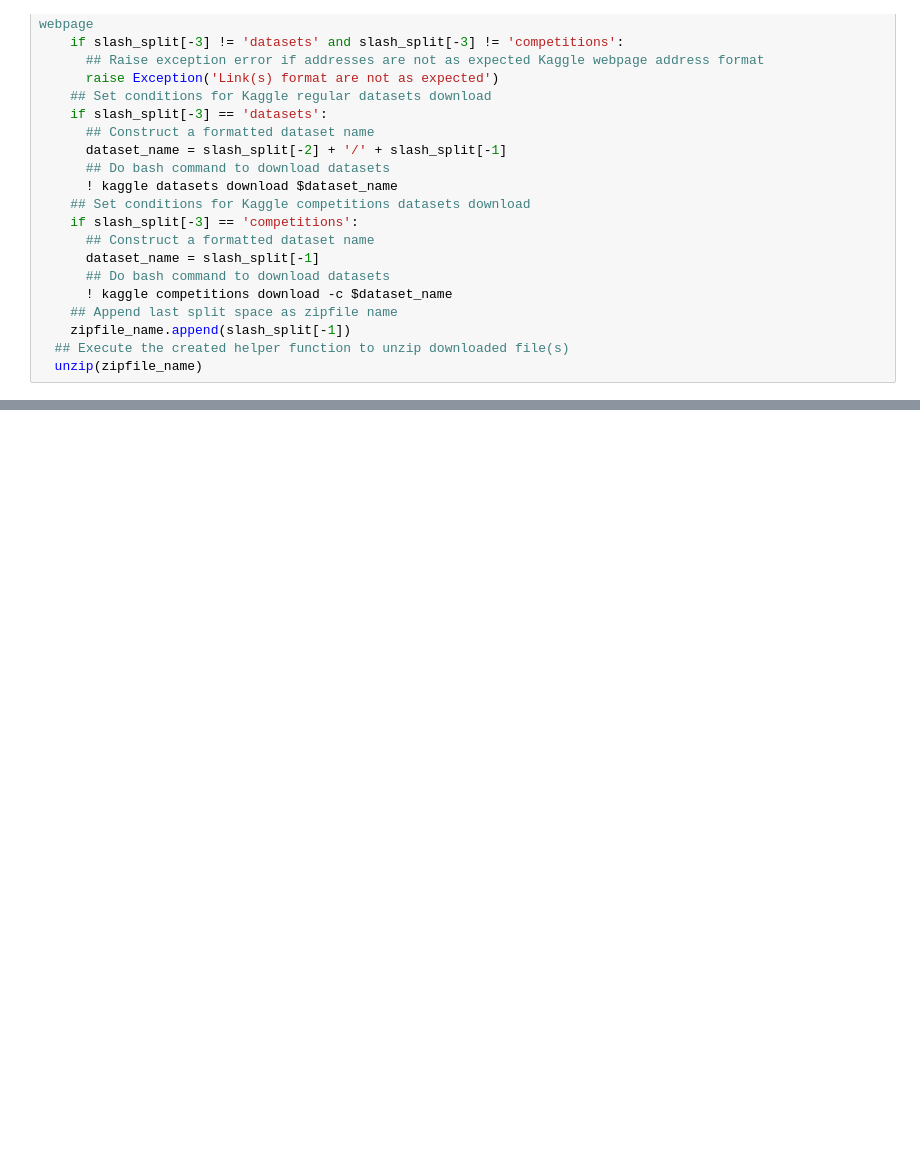
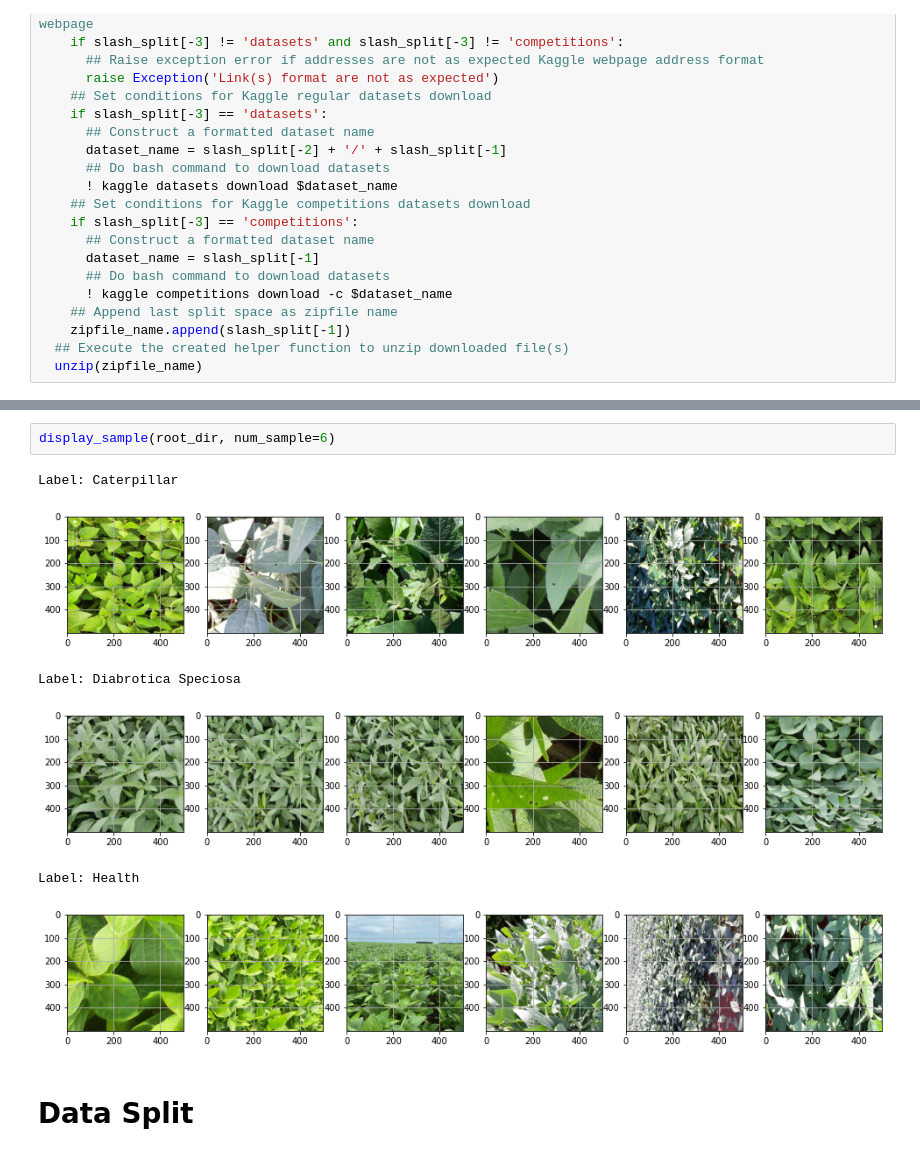
Before and after one commit to farmer-nusantara/farmer-nusantara-machine-learning, a Jupyter notebook: Soy_Bean_Model.ipynb, the cells around one changed output, grey strips where cells are left out. Cells and saved outputs as stored; diff of their text form; blank space fills up the shorter version.

```diff
--- a/Soy_Bean_Model.ipynb
+++ b/Soy_Bean_Model.ipynb
@@ -105,0 +210,11 @@ Downloading bean-leaf-dataset.zip to /content
+# %%
+display_sample(root_dir, num_sample=6)
+# %% [output]
+Label: Caterpillar
+[figure, added]
+Label: Diabrotica Speciosa
+[figure, added]
+Label: Health
+[figure, added]
+# %% [markdown]
+# **Data Split**
```
Also changed, not shown: parts of 20 cells of this notebook.
